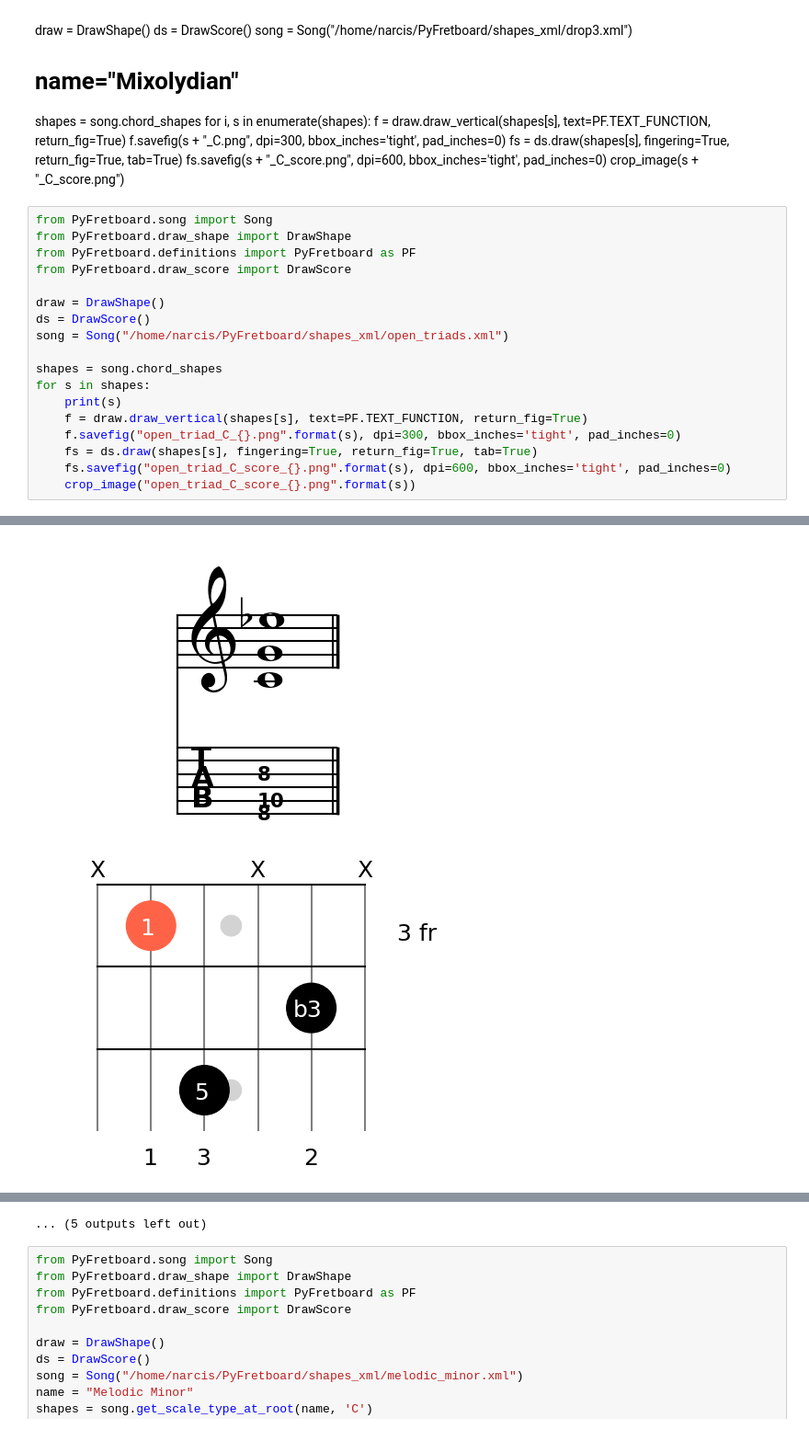
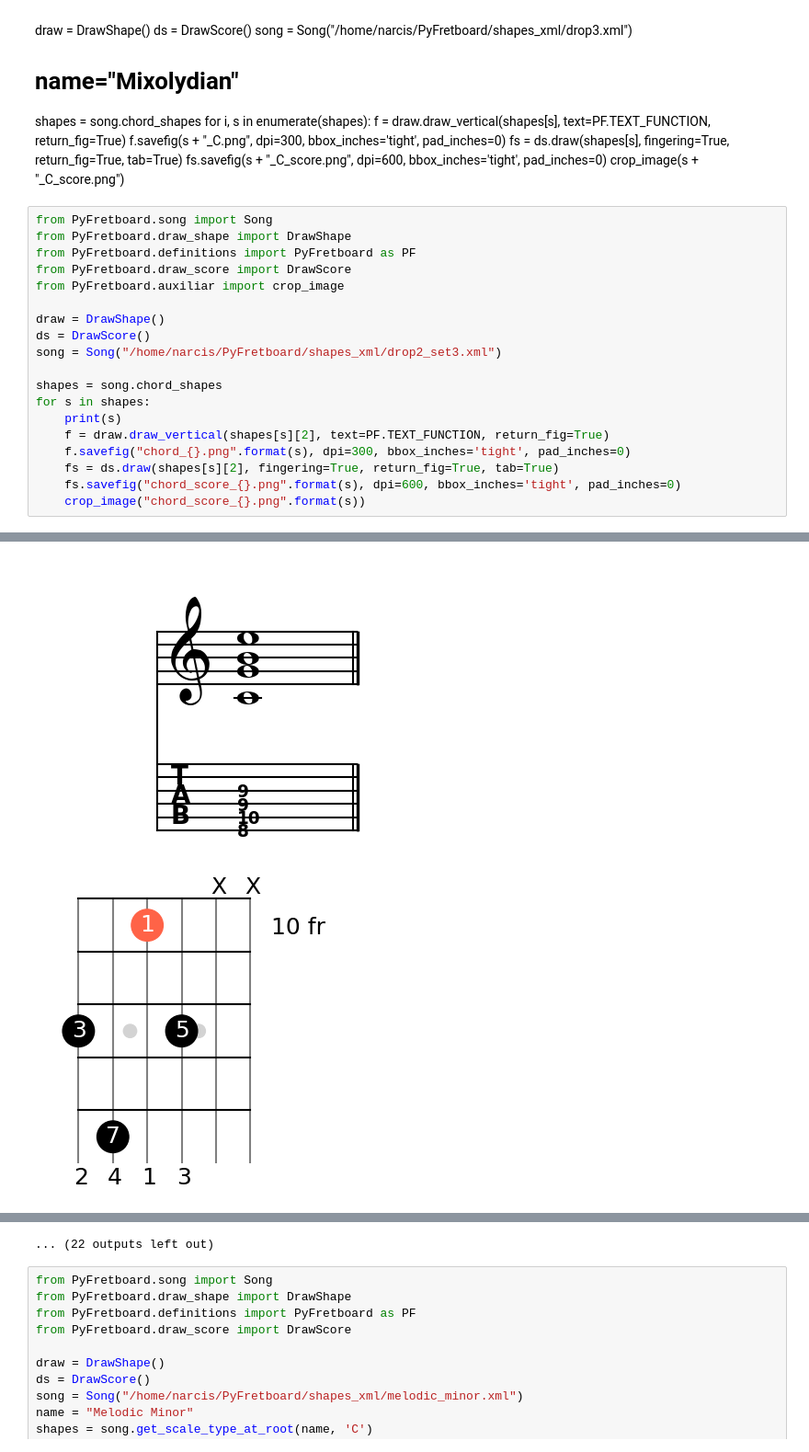
Before and after one commit to narcispr/PyFretboard, a Jupyter notebook: tutorial.ipynb, the cells around one changed output, grey strips where cells are left out. Shown at 92% size. Drawn from its saved outputs; the diff is of its cells as text.

Commit message:
Add drop2 set3

```diff
--- a/tutorial.ipynb
+++ b/tutorial.ipynb
@@ -347,17 +347,18 @@ from PyFretboard.song import Song
 from PyFretboard.draw_shape import DrawShape
 from PyFretboard.definitions import PyFretboard as PF
 from PyFretboard.draw_score import DrawScore
+from PyFretboard.auxiliar import crop_image
 
 draw = DrawShape()
 ds = DrawScore()
-song = Song("/home/narcis/PyFretboard/shapes_xml/open_triads.xml")
+song = Song("/home/narcis/PyFretboard/shapes_xml/drop2_set3.xml")
 
 shapes = song.chord_shapes
 for s in shapes:
     print(s)
-    f = draw.draw_vertical(shapes[s], text=PF.TEXT_FUNCTION, return_fig=True)
-    f.savefig("open_triad_C_{}.png".format(s), dpi=300, bbox_inches='tight', pad_inches=0)
-    fs = ds.draw(shapes[s], fingering=True, return_fig=True, tab=True)
-    fs.savefig("open_triad_C_score_{}.png".format(s), dpi=600, bbox_inches='tight', pad_inches=0)
-    crop_image("open_triad_C_score_{}.png".format(s))
+    f = draw.draw_vertical(shapes[s][2], text=PF.TEXT_FUNCTION, return_fig=True)
+    f.savefig("chord_{}.png".format(s), dpi=300, bbox_inches='tight', pad_inches=0)
+    fs = ds.draw(shapes[s][2], fingering=True, return_fig=True, tab=True)
+    fs.savefig("chord_score_{}.png".format(s), dpi=600, bbox_inches='tight', pad_inches=0)
+    crop_image("chord_score_{}.png".format(s))
 # %% [output]
@@ -385,2 +398,2 @@ C Aug set 1 open triad
-[figure, old version]
+[figure, new version]
-[figure, old version]
+[figure, new version]
@@ -391,4 +403,4 @@ C Aug set 1 open triad
-... (5 outputs left out)
+... (22 outputs left out)
 # %%
 from PyFretboard.song import Song
 from PyFretboard.draw_shape import DrawShape
```
Also changed, not shown: parts of 1 cell of this notebook, 1 other file.
